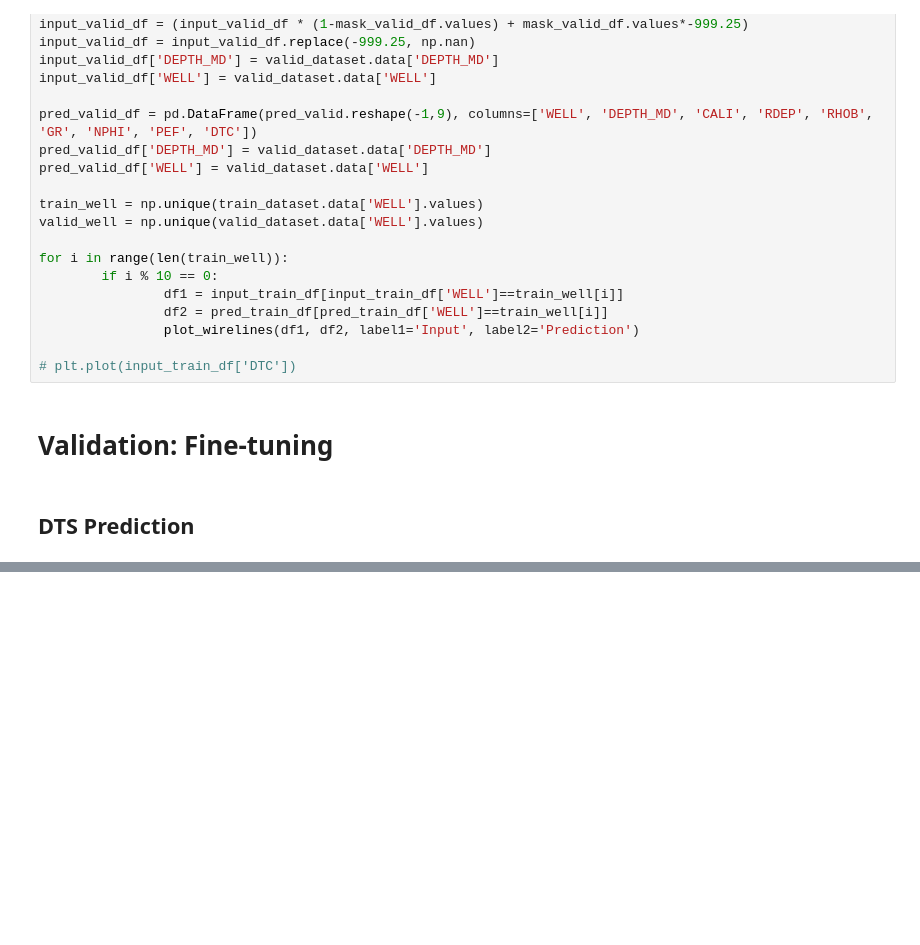
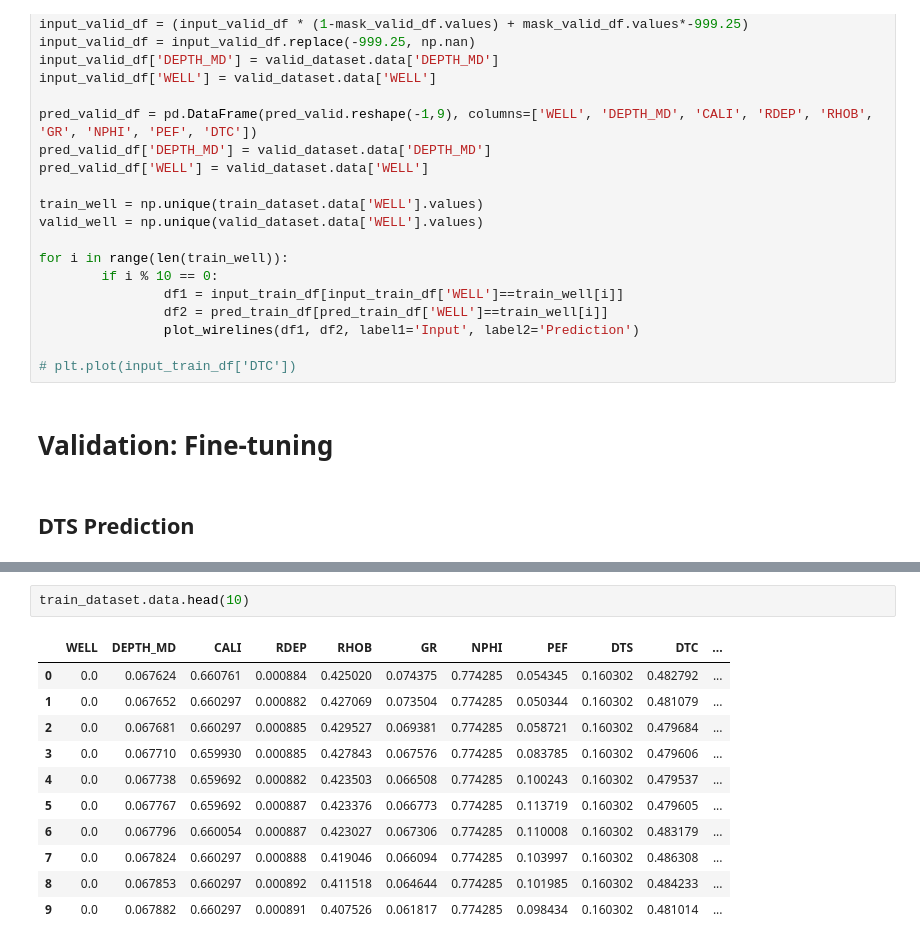
Before and after one commit to hatsyim/wireline-attention, a Jupyter notebook: notebook/01_visualization.ipynb, the cells around one changed output, grey strips where cells are left out. Drawn from its saved outputs; the diff is of its cells as text; blank space fills up the shorter version.

```diff
--- a/notebook/01_visualization.ipynb
+++ b/notebook/01_visualization.ipynb
@@ -779,0 +941,14 @@ df1.head(512)
+# %%
+train_dataset.data.head(10)
+# %% [output]
+|  | WELL | DEPTH_MD | CALI | RDEP | RHOB | GR | NPHI | PEF | DTS | DTC | ... |
+| 0 | 0.0 | 0.067624 | 0.660761 | 0.000884 | 0.425020 | 0.074375 | 0.774285 | 0.054345 | 0.160302 | 0.482792 | ... |
+| 1 | 0.0 | 0.067652 | 0.660297 | 0.000882 | 0.427069 | 0.073504 | 0.774285 | 0.050344 | 0.160302 | 0.481079 | ... |
+| 2 | 0.0 | 0.067681 | 0.660297 | 0.000885 | 0.429527 | 0.069381 | 0.774285 | 0.058721 | 0.160302 | 0.479684 | ... |
+| 3 | 0.0 | 0.067710 | 0.659930 | 0.000885 | 0.427843 | 0.067576 | 0.774285 | 0.083785 | 0.160302 | 0.479606 | ... |
+| 4 | 0.0 | 0.067738 | 0.659692 | 0.000882 | 0.423503 | 0.066508 | 0.774285 | 0.100243 | 0.160302 | 0.479537 | ... |
+| 5 | 0.0 | 0.067767 | 0.659692 | 0.000887 | 0.423376 | 0.066773 | 0.774285 | 0.113719 | 0.160302 | 0.479605 | ... |
+| 6 | 0.0 | 0.067796 | 0.660054 | 0.000887 | 0.423027 | 0.067306 | 0.774285 | 0.110008 | 0.160302 | 0.483179 | ... |
+| 7 | 0.0 | 0.067824 | 0.660297 | 0.000888 | 0.419046 | 0.066094 | 0.774285 | 0.103997 | 0.160302 | 0.486308 | ... |
+| 8 | 0.0 | 0.067853 | 0.660297 | 0.000892 | 0.411518 | 0.064644 | 0.774285 | 0.101985 | 0.160302 | 0.484233 | ... |
+| 9 | 0.0 | 0.067882 | 0.660297 | 0.000891 | 0.407526 | 0.061817 | 0.774285 | 0.098434 | 0.160302 | 0.481014 | ... |
```
Also changed, not shown: parts of 11 cells of this notebook.
